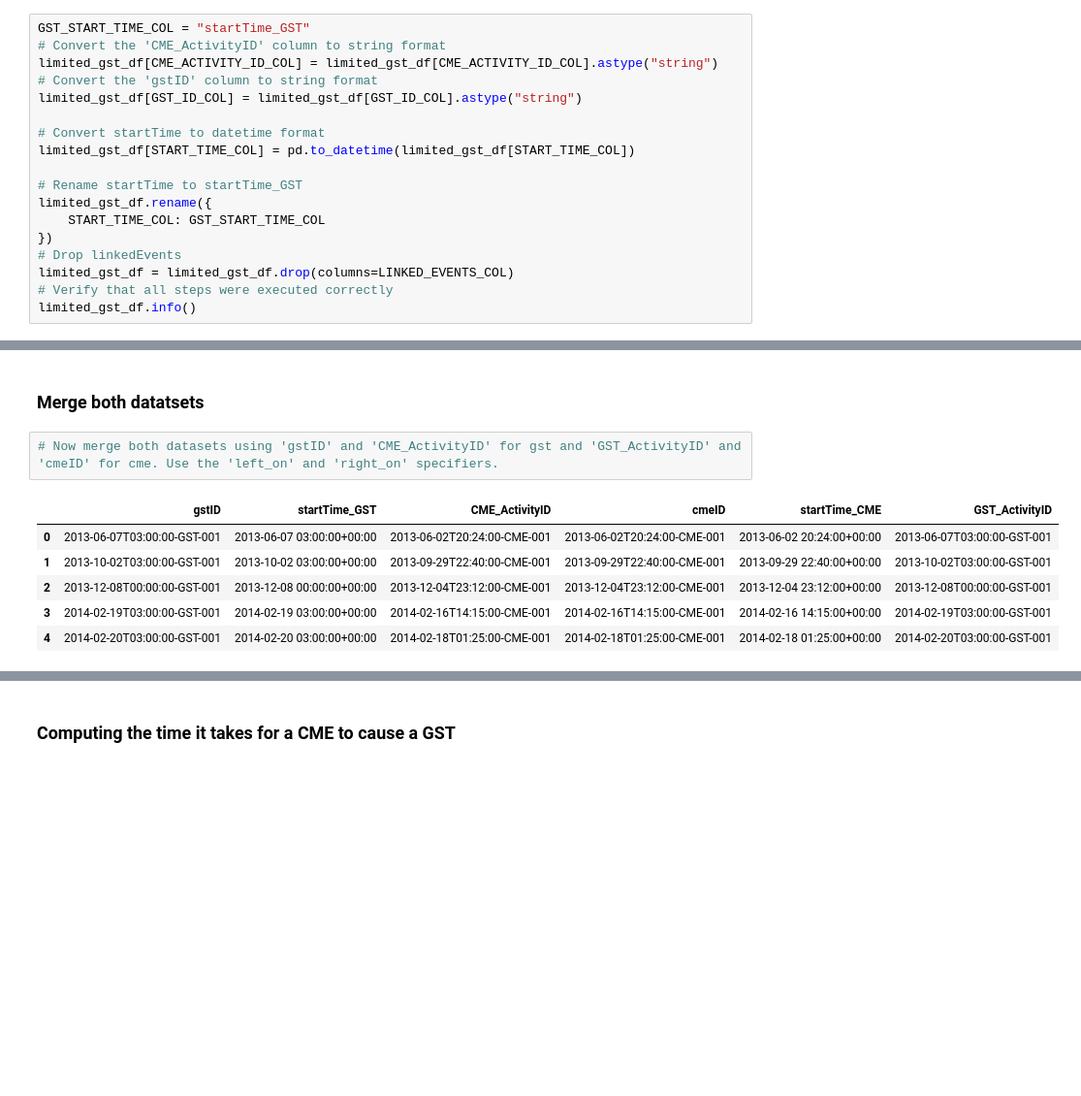
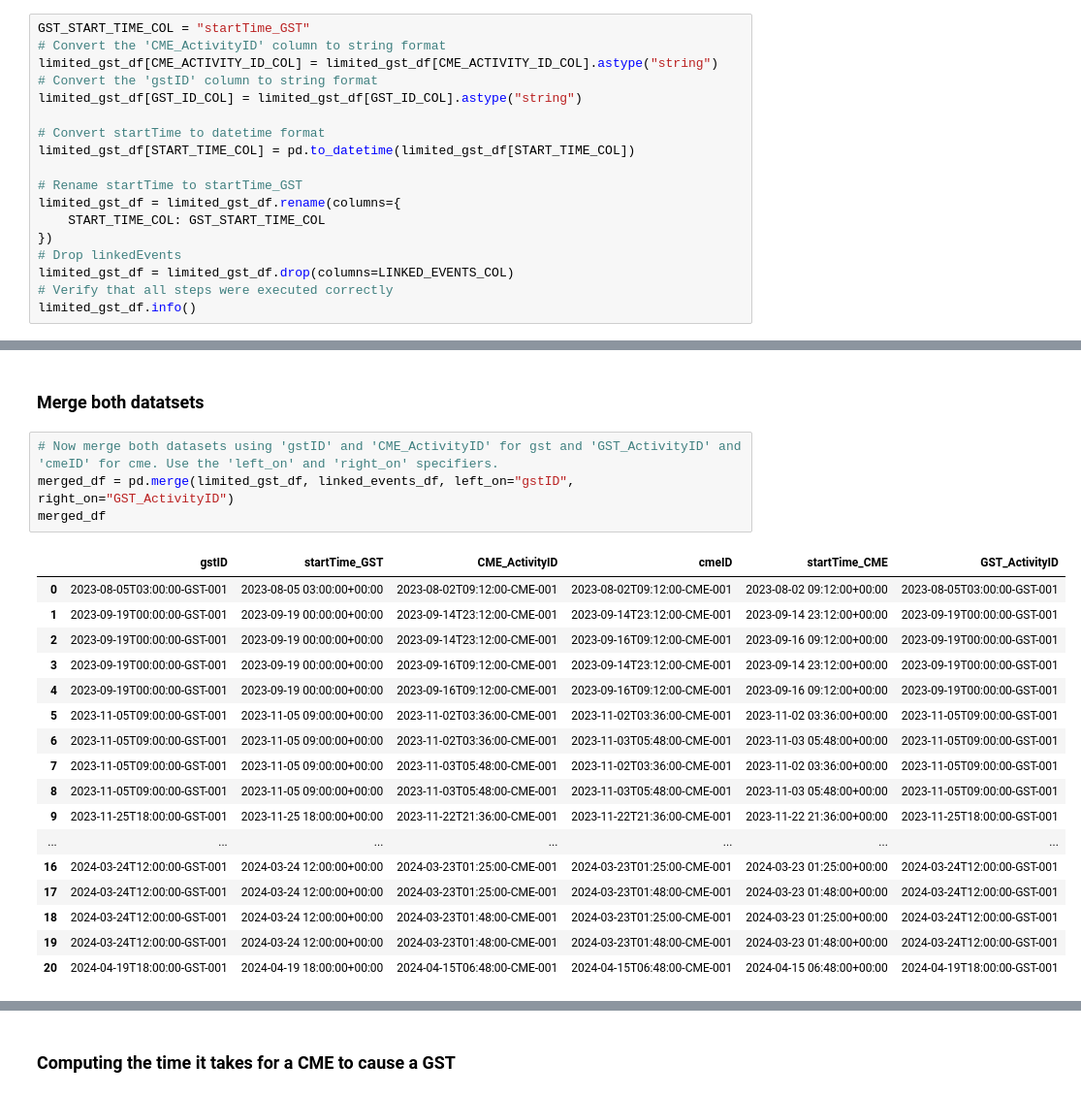
Before and after one commit to tamfree/data-sourcing-challenge, a Jupyter notebook: retrieve_data.ipynb, the cells around one changed output, grey strips where cells are left out. Shown at 97% size. Saved outputs shown, nothing was run; the diff lists cells and outputs as text; blank space fills up the shorter version.

```diff
--- a/retrieve_data.ipynb
+++ b/retrieve_data.ipynb
@@ -451,7 +451,7 @@ limited_gst_df[GST_ID_COL] = limited_gst_df[GST_ID_COL].astype("string")
 limited_gst_df[START_TIME_COL] = pd.to_datetime(limited_gst_df[START_TIME_COL])
 
 # Rename startTime to startTime_GST
-limited_gst_df.rename({
+limited_gst_df = limited_gst_df.rename(columns={
     START_TIME_COL: GST_START_TIME_COL
 })
 # Drop linkedEvents
@@ -492,13 +492,26 @@ limited_gst_df
 ### Merge both datatsets
 # %%
 # Now merge both datasets using 'gstID' and 'CME_ActivityID' for gst and 'GST_ActivityID' and 'cmeID' for cme. Use the 'left_on' and 'right_on' specifiers.
+merged_df = pd.merge(limited_gst_df, linked_events_df, left_on="gstID", right_on="GST_ActivityID")
+merged_df
 # %% [output]
 |  | gstID | startTime_GST | CME_ActivityID | cmeID | startTime_CME | GST_ActivityID |
-| 0 | 2013-06-07T03:00:00-GST-001 | 2013-06-07 03:00:00+00:00 | 2013-06-02T20:24:00-CME-001 | 2013-06-02T20:24:00-CME-001 | 2013-06-02 20:24:00+00:00 | 2013-06-07T03:00:00-GST-001 |
-| 1 | 2013-10-02T03:00:00-GST-001 | 2013-10-02 03:00:00+00:00 | 2013-09-29T22:40:00-CME-001 | 2013-09-29T22:40:00-CME-001 | 2013-09-29 22:40:00+00:00 | 2013-10-02T03:00:00-GST-001 |
-| 2 | 2013-12-08T00:00:00-GST-001 | 2013-12-08 00:00:00+00:00 | 2013-12-04T23:12:00-CME-001 | 2013-12-04T23:12:00-CME-001 | 2013-12-04 23:12:00+00:00 | 2013-12-08T00:00:00-GST-001 |
-| 3 | 2014-02-19T03:00:00-GST-001 | 2014-02-19 03:00:00+00:00 | 2014-02-16T14:15:00-CME-001 | 2014-02-16T14:15:00-CME-001 | 2014-02-16 14:15:00+00:00 | 2014-02-19T03:00:00-GST-001 |
-| 4 | 2014-02-20T03:00:00-GST-001 | 2014-02-20 03:00:00+00:00 | 2014-02-18T01:25:00-CME-001 | 2014-02-18T01:25:00-CME-001 | 2014-02-18 01:25:00+00:00 | 2014-02-20T03:00:00-GST-001 |
+| 0 | 2023-08-05T03:00:00-GST-001 | 2023-08-05 03:00:00+00:00 | 2023-08-02T09:12:00-CME-001 | 2023-08-02T09:12:00-CME-001 | 2023-08-02 09:12:00+00:00 | 2023-08-05T03:00:00-GST-001 |
+| 1 | 2023-09-19T00:00:00-GST-001 | 2023-09-19 00:00:00+00:00 | 2023-09-14T23:12:00-CME-001 | 2023-09-14T23:12:00-CME-001 | 2023-09-14 23:12:00+00:00 | 2023-09-19T00:00:00-GST-001 |
+| 2 | 2023-09-19T00:00:00-GST-001 | 2023-09-19 00:00:00+00:00 | 2023-09-14T23:12:00-CME-001 | 2023-09-16T09:12:00-CME-001 | 2023-09-16 09:12:00+00:00 | 2023-09-19T00:00:00-GST-001 |
+| 3 | 2023-09-19T00:00:00-GST-001 | 2023-09-19 00:00:00+00:00 | 2023-09-16T09:12:00-CME-001 | 2023-09-14T23:12:00-CME-001 | 2023-09-14 23:12:00+00:00 | 2023-09-19T00:00:00-GST-001 |
+| 4 | 2023-09-19T00:00:00-GST-001 | 2023-09-19 00:00:00+00:00 | 2023-09-16T09:12:00-CME-001 | 2023-09-16T09:12:00-CME-001 | 2023-09-16 09:12:00+00:00 | 2023-09-19T00:00:00-GST-001 |
+| 5 | 2023-11-05T09:00:00-GST-001 | 2023-11-05 09:00:00+00:00 | 2023-11-02T03:36:00-CME-001 | 2023-11-02T03:36:00-CME-001 | 2023-11-02 03:36:00+00:00 | 2023-11-05T09:00:00-GST-001 |
+| 6 | 2023-11-05T09:00:00-GST-001 | 2023-11-05 09:00:00+00:00 | 2023-11-02T03:36:00-CME-001 | 2023-11-03T05:48:00-CME-001 | 2023-11-03 05:48:00+00:00 | 2023-11-05T09:00:00-GST-001 |
+| 7 | 2023-11-05T09:00:00-GST-001 | 2023-11-05 09:00:00+00:00 | 2023-11-03T05:48:00-CME-001 | 2023-11-02T03:36:00-CME-001 | 2023-11-02 03:36:00+00:00 | 2023-11-05T09:00:00-GST-001 |
+| 8 | 2023-11-05T09:00:00-GST-001 | 2023-11-05 09:00:00+00:00 | 2023-11-03T05:48:00-CME-001 | 2023-11-03T05:48:00-CME-001 | 2023-11-03 05:48:00+00:00 | 2023-11-05T09:00:00-GST-001 |
+| 9 | 2023-11-25T18:00:00-GST-001 | 2023-11-25 18:00:00+00:00 | 2023-11-22T21:36:00-CME-001 | 2023-11-22T21:36:00-CME-001 | 2023-11-22 21:36:00+00:00 | 2023-11-25T18:00:00-GST-001 |
+| ... | ... | ... | ... | ... | ... | ... |
+| 16 | 2024-03-24T12:00:00-GST-001 | 2024-03-24 12:00:00+00:00 | 2024-03-23T01:25:00-CME-001 | 2024-03-23T01:25:00-CME-001 | 2024-03-23 01:25:00+00:00 | 2024-03-24T12:00:00-GST-001 |
+| 17 | 2024-03-24T12:00:00-GST-001 | 2024-03-24 12:00:00+00:00 | 2024-03-23T01:25:00-CME-001 | 2024-03-23T01:48:00-CME-001 | 2024-03-23 01:48:00+00:00 | 2024-03-24T12:00:00-GST-001 |
+| 18 | 2024-03-24T12:00:00-GST-001 | 2024-03-24 12:00:00+00:00 | 2024-03-23T01:48:00-CME-001 | 2024-03-23T01:25:00-CME-001 | 2024-03-23 01:25:00+00:00 | 2024-03-24T12:00:00-GST-001 |
+| 19 | 2024-03-24T12:00:00-GST-001 | 2024-03-24 12:00:00+00:00 | 2024-03-23T01:48:00-CME-001 | 2024-03-23T01:48:00-CME-001 | 2024-03-23 01:48:00+00:00 | 2024-03-24T12:00:00-GST-001 |
+| 20 | 2024-04-19T18:00:00-GST-001 | 2024-04-19 18:00:00+00:00 | 2024-04-15T06:48:00-CME-001 | 2024-04-15T06:48:00-CME-001 | 2024-04-15 06:48:00+00:00 | 2024-04-19T18:00:00-GST-001 |
 # %%
 # Verify that the new DataFrame has the same number of rows as cme and gst
 # %% [output]
```
Also changed, not shown: parts of 7 cells of this notebook.
